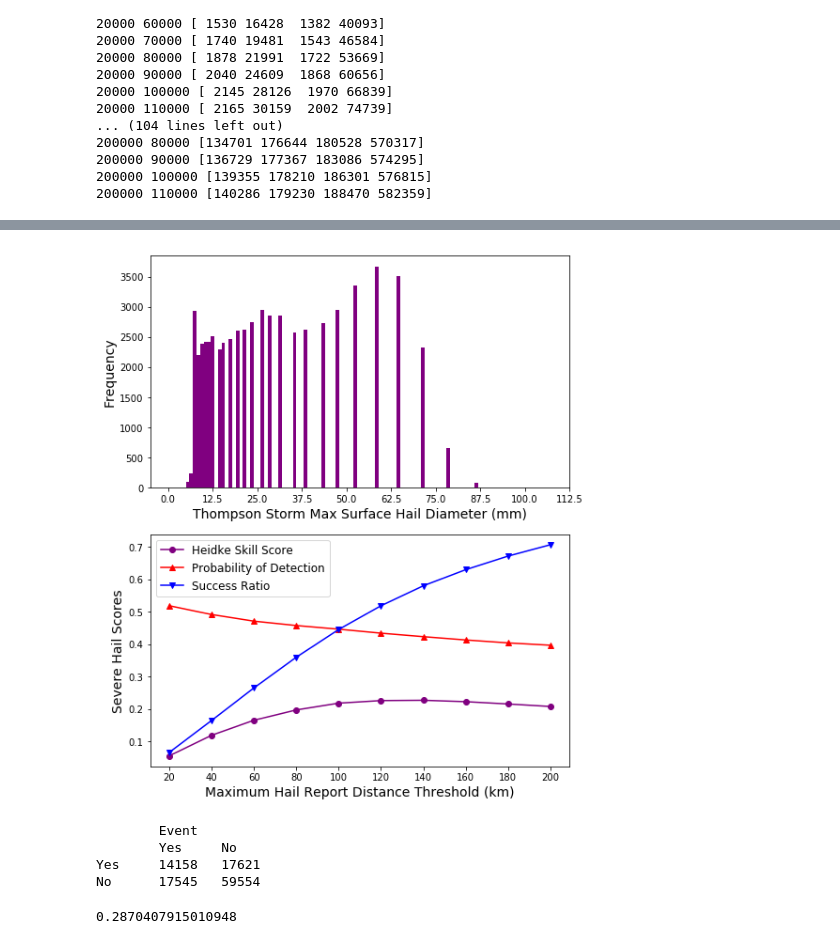
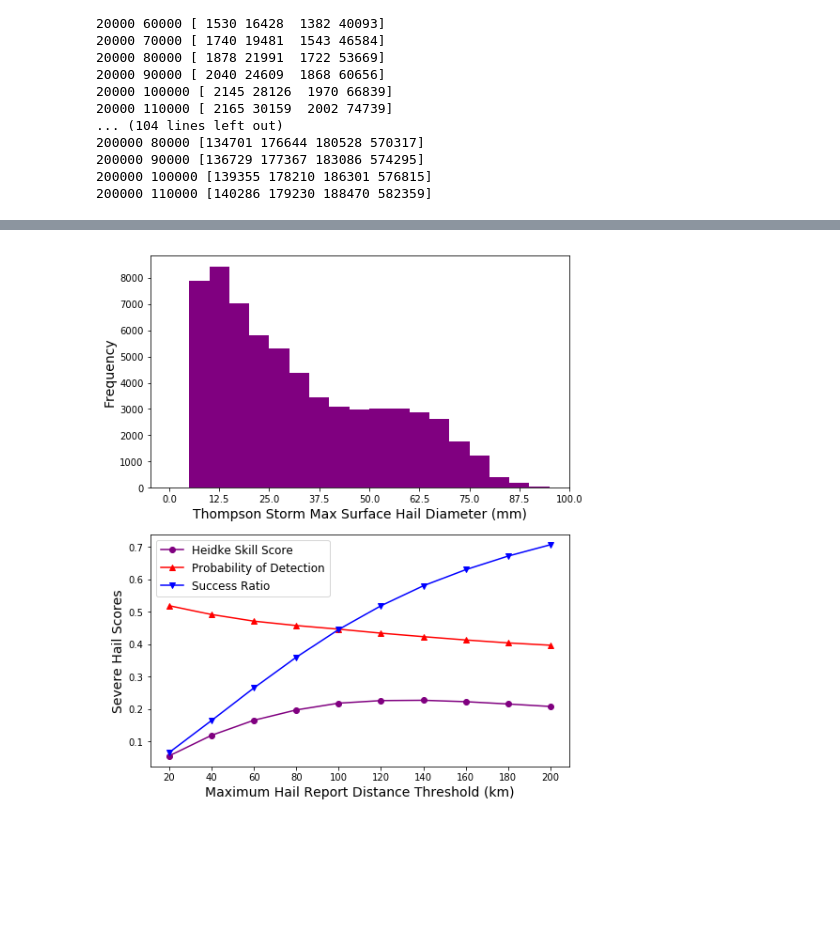
Before and after one commit to djgagne/deepsky, a Jupyter notebook: notebooks/ThompsonHail.ipynb, the cells around one changed output, grey strips where cells are left out. Cells and saved outputs as stored; diff of their text form; code cells hidden in the pictures; blank space fills up the shorter version.

```diff
--- a/notebooks/ThompsonHail.ipynb
+++ b/notebooks/ThompsonHail.ipynb
@@ -117,0 +121,8 @@ plt.gca().set_yscale("log")
+# %%
+hail_bins = np.unique(max_hail)[1:]
+hail_bin_diffs = hail_bins[1:] - hail_bins[:-1]
+hail_counts, _ = np.histogram(max_hail, hail_bins)
+all_hail_samples = []
+for h, hail_count in enumerate(hail_counts):
+    all_hail_samples.append(np.random.uniform(hail_bins[h], hail_bins[h+1], size=hail_count))
+hail_samples = np.concatenate(all_hail_samples)
@@ -203,20 +262,28 @@ plt.plot(hail_ct[:, 1] / (hail_ct[:, 3] + hail_ct[:, 1]), 'ro-')
+# %%
+distances = np.arange(20000, 220000, 20000)
+
+hail_ct_df = pd.read_csv("thompson_hail_ct_distance.csv", index_col="Distance")
 # %%
-ct_dists = np.array([ContingencyTable(*hail_ct[i]) for i in range(hail_ct.shape[0])])
+ct_dists = np.array([ContingencyTable(*hail_ct_df.iloc[i]) for i in range(hail_ct_df.shape[0])])
 # %%
 plt.figure(figsize=(8, 10))
 plt.subplot(2, 1, 1)
-plt.hist(max_hail[max_hail > 0], bins=np.arange(0, 100, 1), color='purple', density=False)
-plt.xticks(np.arange(0, 125, 12.5))
+plt.hist(hail_samples, bins=np.arange(0, 100, 5), color='purple', density=False)
+#plt.hist(hail_samples_r * 25.4, bins=np.arange(5, 100, 5), color='blue', density=True)
+
+#plt.hist(hail_reports.loc[hail_reports["mo"] == 5, "mag"] * 25.4, bins=np.arange(0, 100, 1), color='red', density=True)
+
+plt.xticks(np.arange(0, 102, 12.5))
 plt.xlabel("Thompson Storm Max Surface Hail Diameter (mm)", fontsize=14)
 plt.ylabel("Frequency", fontsize=14)
 plt.subplot(2, 1, 2)
 plt.plot(distances / 1000, [ct_dists[i].hss() for i in range(ct_dists.size)], marker='o', color='purple', label="Heidke Skill Score")
 plt.plot(distances / 1000, [ct_dists[i].pod() for i in range(ct_dists.size)], marker='^', color='r', label="Probability of Detection")
 plt.plot(distances / 1000, [1-ct_dists[i].far() for i in range(ct_dists.size)], marker='v', color='blue', label="Success Ratio")
 plt.legend(fontsize=12)
 plt.xticks(np.arange(20, 220, 20))
 plt.xlabel("Maximum Hail Report Distance Threshold (km)", fontsize=14)
 plt.ylabel("Severe Hail Scores", fontsize=14)
 plt.savefig("thompson_verif.pdf", bbox_inches="tight")
 # %% [output]
-[figure, old version]
+[figure, new version]
@@ -351,13 +290,2 @@ class ContingencyTable(object):
 # %%
 ct = ContingencyTable(*hail_ct.sum(axis=0))
-# %%
-print(ct)
-# %% [output]
-        Event
-        Yes     No
-Yes     14158   17621
-No      17545   59554
-# %%
-ct.csi()
-# %% [output]
-0.2870407915010948
```
Also changed, not shown: parts of 21 cells of this notebook, 1 other file.
